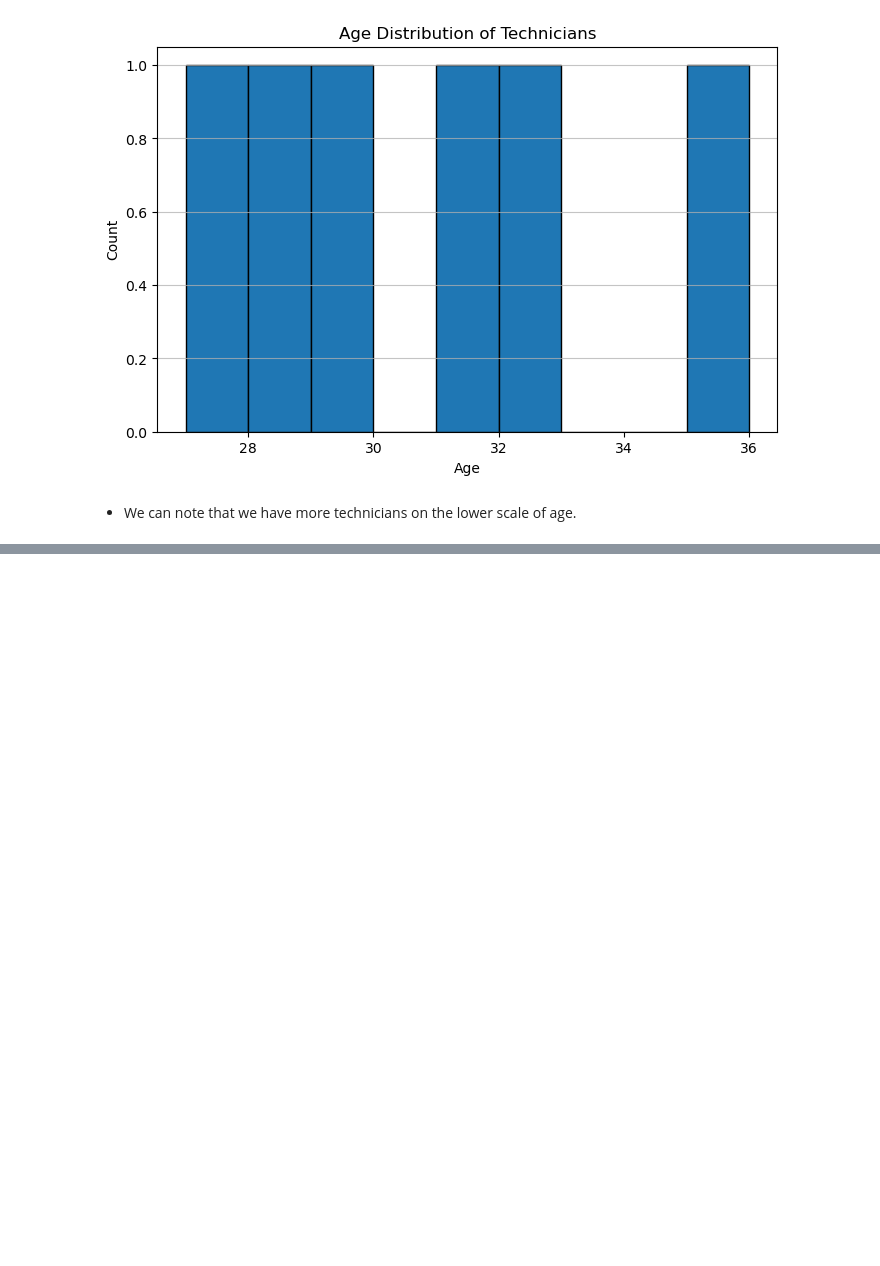
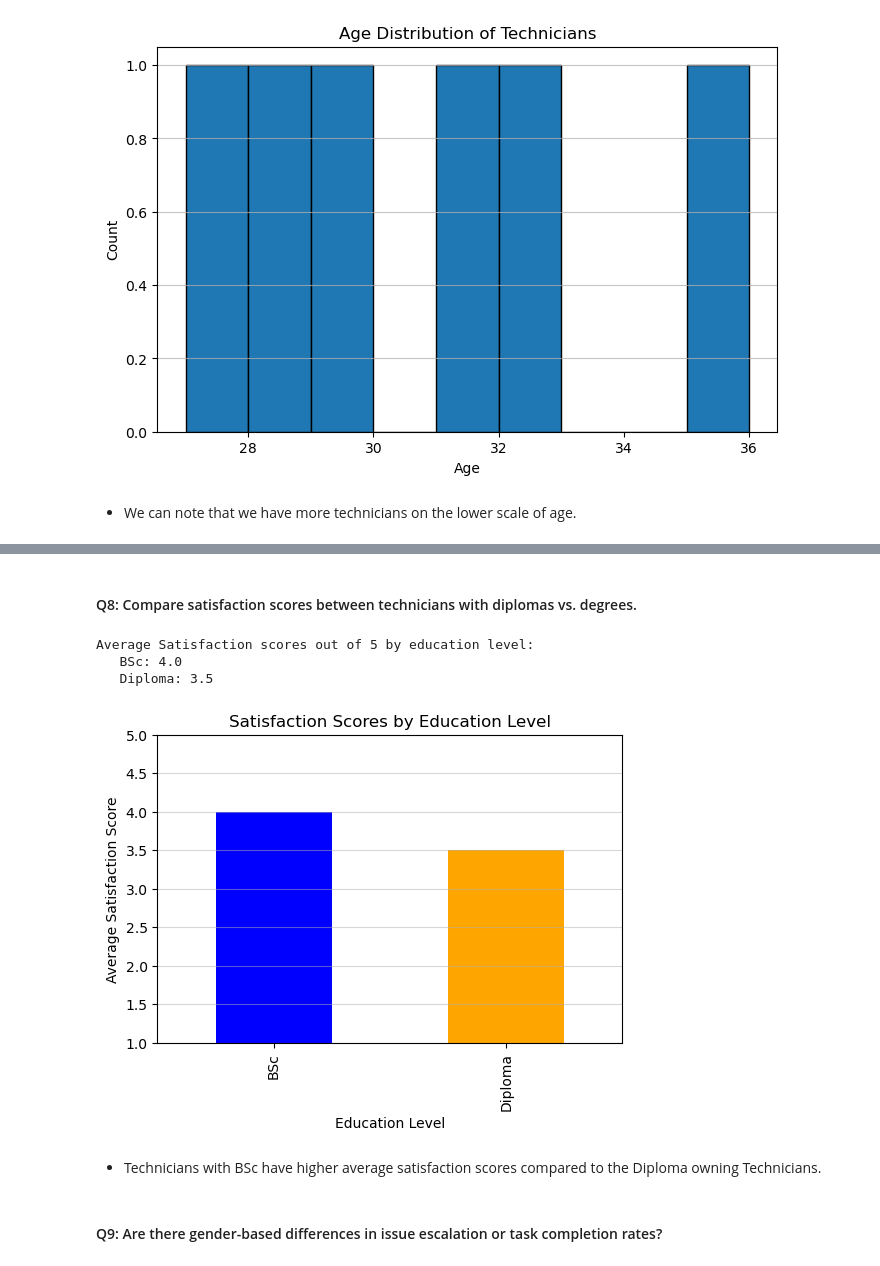
Before and after one commit to dumisanimukuchura/LongDistanceTelecoms-Field-Operations-Mini-Analysis-with-Python, a Jupyter notebook: notebook/LongDistanceTelecoms-Field-Operations-Mini-Analysis-with-Python.ipynb, the cells around one changed output, grey strips where cells are left out. Saved outputs shown, nothing was run; the diff lists cells and outputs as text; code cells hidden in the pictures; blank space fills up the shorter version.

```diff
--- a/notebook/LongDistanceTelecoms-Field-Operations-Mini-Analysis-with-Python.ipynb
+++ b/notebook/LongDistanceTelecoms-Field-Operations-Mini-Analysis-with-Python.ipynb
@@ -134,0 +223,32 @@ plt.show();
+# %% [markdown]
+#### Q8: Compare satisfaction scores between technicians with diplomas vs. degrees.
+# %%
+print("Average Satisfaction scores out of 5 by education level:")
+education_satisfaction = df.groupby('Education_Level')['Customer_Satisfaction'].mean()
+
+if not education_satisfaction.empty:
+    for education, score in education_satisfaction.items():
+        print(f"   {education}: {score:.1f}")
+else:
+    print("   No education level data available")
+print()
+# %% [output]
+Average Satisfaction scores out of 5 by education level:
+   BSc: 4.0
+   Diploma: 3.5
+# %%
+#Plotting the Satisfaction Scores by Education Level
+plt.figure(figsize=(6, 4))
+education_satisfaction.plot(kind='bar', color=['blue', 'orange'])  # Directly using the Series
+plt.xlabel("Education Level")
+plt.ylabel("Average Satisfaction Score")
+plt.title("Satisfaction Scores by Education Level")
+plt.ylim(1, 5)  # scores range from 1 to 5
+plt.grid(axis='y', alpha=0.5)
+plt.show()
+# %% [output]
+[figure, added]
+# %% [markdown]
+- Technicians with BSc have higher average satisfaction scores compared to the Diploma owning Technicians.
+# %% [markdown]
+#### Q9: Are there gender-based differences in issue escalation or task completion rates?
```
Also changed, not shown: parts of 13 cells of this notebook.
